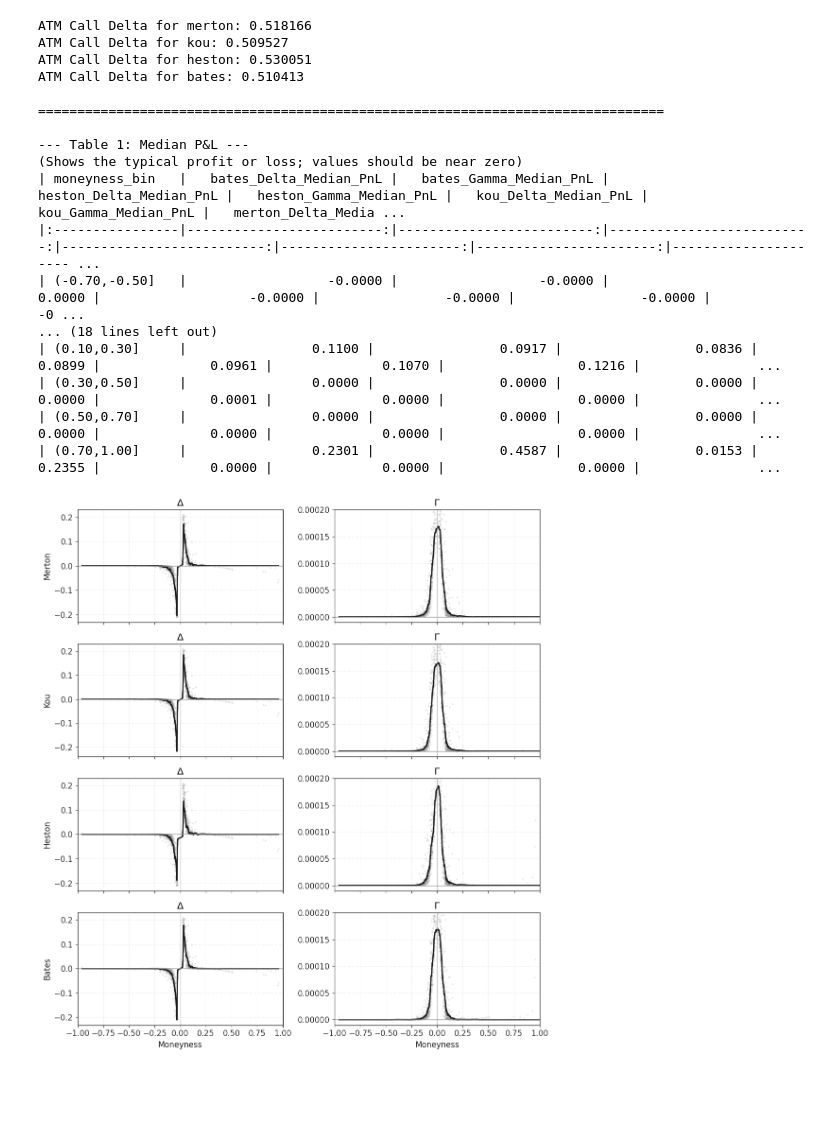
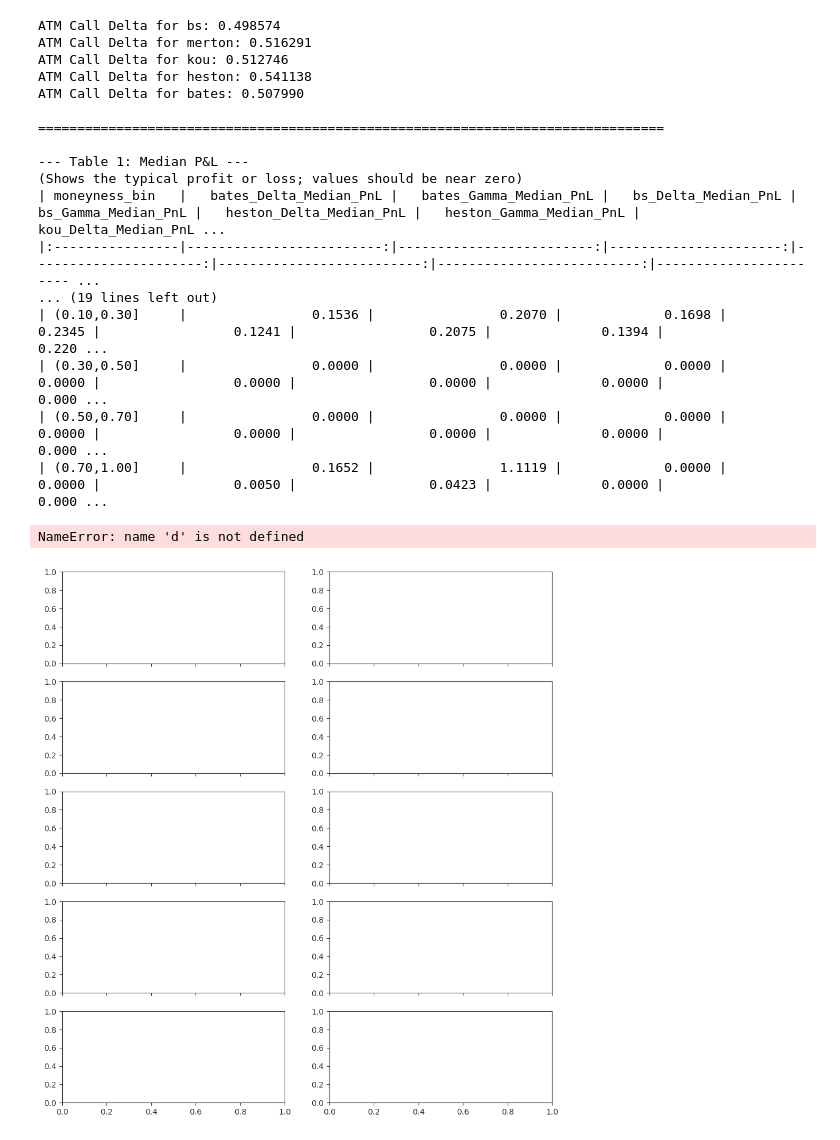
Before and after one commit to jorismilot/optimal-gamma-hedging, a Jupyter notebook: COS_Pricers/Hedging/COS_Hedging.ipynb, the cells around one changed output. Drawn from its saved outputs; the diff is of its cells as text; code cells hidden in the pictures; blank space fills up the shorter version.

```diff
--- a/COS_Pricers/Hedging/COS_Hedging.ipynb
+++ b/COS_Pricers/Hedging/COS_Hedging.ipynb
@@ -300,7 +391,7 @@ def median_absolute_deviation(x):
 # This list will store the performance DataFrame for each model.
 all_performance_dfs = []
 
-MODELS = ['merton', 'kou', 'heston', 'bates']
+MODELS = ['bs', 'merton', 'kou', 'heston', 'bates']
 
 for model in MODELS:
     # Load the hedging results you saved
@@ -381,23 +472,23 @@ if all_performance_dfs:
 else:
     print("\nNo data was processed to create a master DataFrame.")
 # %% [output]
-ATM Call Delta for merton: 0.518166
-ATM Call Delta for kou: 0.509527
-ATM Call Delta for heston: 0.530051
-ATM Call Delta for bates: 0.510413
+ATM Call Delta for bs: 0.498574
+ATM Call Delta for merton: 0.516291
+ATM Call Delta for kou: 0.512746
+ATM Call Delta for heston: 0.541138
+ATM Call Delta for bates: 0.507990
 
 ================================================================================
 
 --- Table 1: Median P&L ---
 (Shows the typical profit or loss; values should be near zero)
-| moneyness_bin   |   bates_Delta_Median_PnL |   bates_Gamma_Median_PnL |   heston_Delta_Median_PnL |   heston_Gamma_Median_PnL |   kou_Delta_Median_PnL |   kou_Gamma_Median_PnL |   merton_Delta_Media ...
-|:----------------|-------------------------:|-------------------------:|--------------------------:|--------------------------:|-----------------------:|-----------------------:|--------------------- ...
-| (-0.70,-0.50]   |                  -0.0000 |                  -0.0000 |                    0.0000 |                   -0.0000 |                -0.0000 |                -0.0000 |                   -0 ...
-... (18 lines left out)
-| (0.10,0.30]     |                0.1100 |                0.0917 |                 0.0836 |                 0.0899 |              0.0961 |              0.1070 |                 0.1216 |               ...
-| (0.30,0.50]     |                0.0000 |                0.0000 |                 0.0000 |                 0.0000 |              0.0001 |              0.0000 |                 0.0000 |               ...
-| (0.50,0.70]     |                0.0000 |                0.0000 |                 0.0000 |                 0.0000 |              0.0000 |              0.0000 |                 0.0000 |               ...
-| (0.70,1.00]     |                0.2301 |                0.4587 |                 0.0153 |                 0.2355 |              0.0000 |              0.0000 |                 0.0000 |               ...
+| moneyness_bin   |   bates_Delta_Median_PnL |   bates_Gamma_Median_PnL |   bs_Delta_Median_PnL |   bs_Gamma_Median_PnL |   heston_Delta_Median_PnL |   heston_Gamma_Median_PnL |   kou_Delta_Median_PnL ...
+|:----------------|-------------------------:|-------------------------:|----------------------:|----------------------:|--------------------------:|--------------------------:|----------------------- ...
+... (19 lines left out)
+| (0.10,0.30]     |                0.1536 |                0.2070 |             0.1698 |             0.2345 |                 0.1241 |                 0.2075 |              0.1394 |              0.220 ...
+| (0.30,0.50]     |                0.0000 |                0.0000 |             0.0000 |             0.0000 |                 0.0000 |                 0.0000 |              0.0000 |              0.000 ...
+| (0.50,0.70]     |                0.0000 |                0.0000 |             0.0000 |             0.0000 |                 0.0000 |                 0.0000 |              0.0000 |              0.000 ...
+| (0.70,1.00]     |                0.1652 |                1.1119 |             0.0000 |             0.0000 |                 0.0050 |                 0.0423 |              0.0000 |              0.000 ...
 # %%
 import pandas as pd
 import numpy as np
@@ -405,9 +496,10 @@ import matplotlib.pyplot as plt
 from scipy.signal import savgol_filter
 from pathlib import Path
 
-MODELS   = ["merton","kou","heston","bates"]
+MODELS   = ["BS", "merton","kou","heston","bates"]
 DATA_DIR = Path("/Users/joris/Documents/Master QF/Thesis/optimal-gamma-hedging/COS_Pricers/Hedging/Data")
 
+# -------- helpers --------
 def smooth_series(y, frac=0.06, poly=3):
     y = np.asarray(y, float)
     n = len(y)
@@ -451,7 +543,7 @@ plt.rcParams.update({
     "ytick.color": "0.2",
 })
 
-fig, axes = plt.subplots(nrows=4, ncols=2, figsize=(11, 12), sharex=True)
+fig, axes = plt.subplots(nrows=5, ncols=2, figsize=(11, 12), sharex=True)
 for r, model in enumerate(MODELS):
     moneyness, delta, gamma, mask_delta, mask_gamma = load_model_series(model)
 
@@ -464,32 +556,36 @@ for r, model in enumerate(MODELS):
 
     # Δ subplot
     ax = axes[r, 0]
     ax.title.set_text(r"$\Delta$")
     ax.scatter(moneyness[mask_delta], d[mask_delta], s=6, alpha=0.25, color="0.6", edgecolors="none")
     ax.plot(moneyness[mask_delta], delta_smooth, linewidth=2, color="0.1")
     ax.axhline(0, linewidth=1, color="0.6")
     ax.axvline(0, linewidth=1, color="0.6", alpha=0.6)
-    ax.set_ylabel(f"{model.capitalize()}")
+    if model == "BS":
+        ax.set_ylabel("BS")
+    else:
+        ax.set_ylabel(f"{model.capitalize()}")
     if r == 3: ax.set_xlabel("Moneyness")
 
     # Γ subplot
     ax = axes[r, 1]
     ax.title.set_text(r"$\Gamma$")
     ax.scatter(moneyness[mask_gamma], gamma[mask_gamma], s=6, alpha=0.25, color="0.6", edgecolors="none")
     ax.plot(moneyness[mask_gamma], gamma_smooth, linewidth=2, color="0.1")
     ax.set_ylim(-0.00001, 0.00020)
     ax.axhline(0, linewidth=1, color="0.6")
     ax.axvline(0, linewidth=1, color="0.6", alpha=0.6)
     if r == 3: ax.set_xlabel("Moneyness")
 
 # tidy: light dotted grid, symmetric x-window around ATM
 for c in range(2):
     for r in range(4):
         ax = axes[r, c]
         ax.grid(True, linestyle=":", linewidth=0.7, color="0.85")
         ax.set_xlim(-1.0, 1.0)   # adjust if you want wider view
 
 plt.tight_layout()
 plt.show()
 # %% [output]
+NameError: name 'd' is not defined
-[figure, old version]
+[figure, new version]
```
Also changed, not shown: parts of 1 cell of this notebook, 2 other files.
